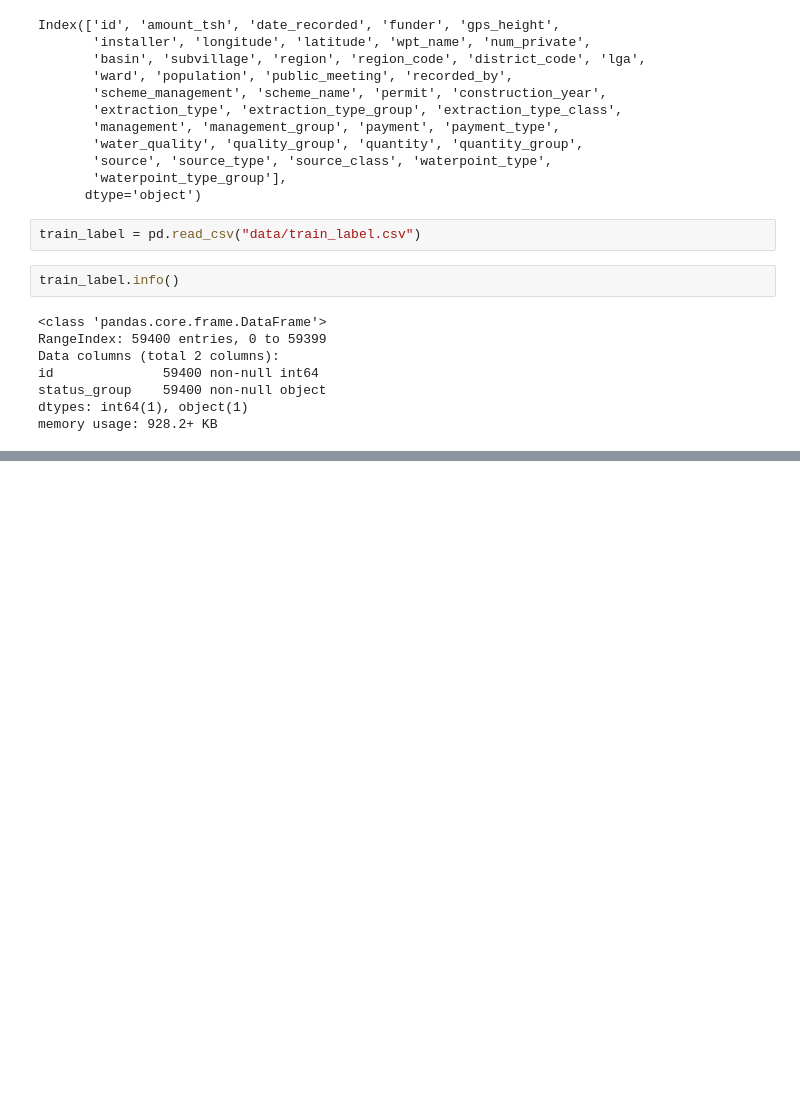
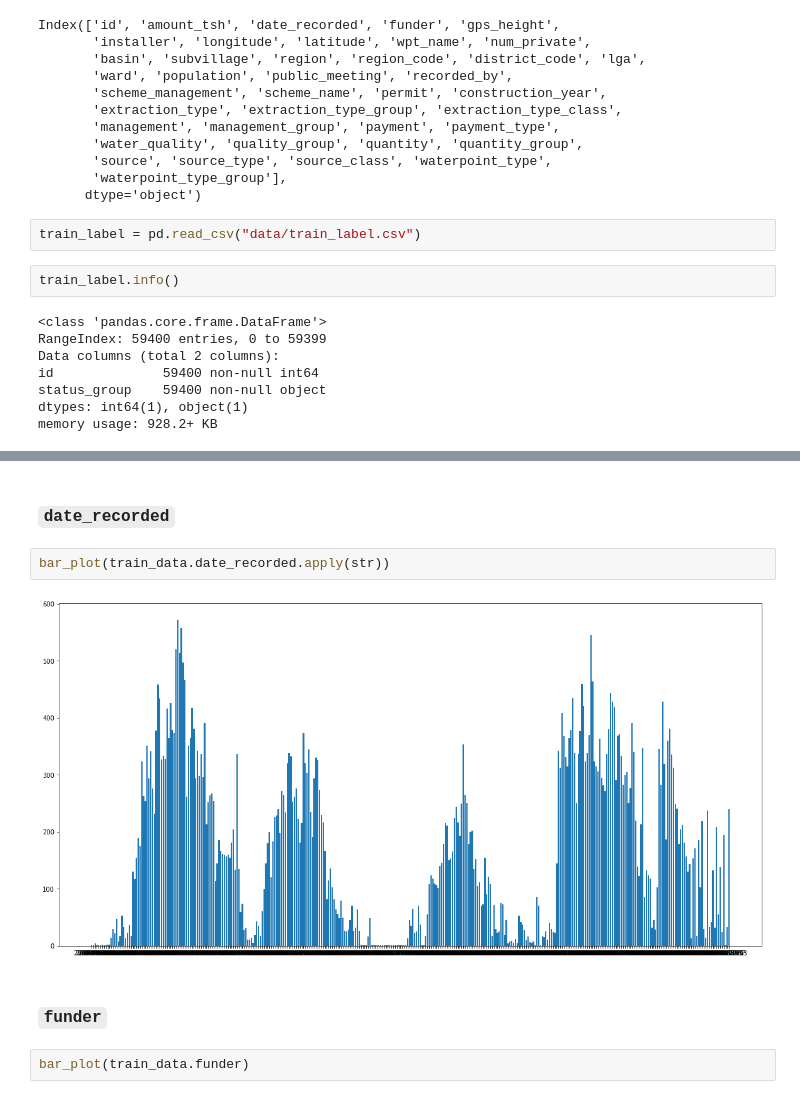
Before and after one commit to s28kiru/clean-pump-prediction, a Jupyter notebook: eda.ipynb, the cells around one changed output, grey strips where cells are left out. Drawn from its saved outputs; the diff is of its cells as text; blank space fills up the shorter version.

```diff
--- a/eda.ipynb
+++ b/eda.ipynb
@@ -68,0 +129,10 @@ bar_plot(train_label.status_group)
+# %% [markdown]
+### `date_recorded`
+# %%
+bar_plot(train_data.date_recorded.apply(str))
+# %% [output]
+[figure, added]
+# %% [markdown]
+### `funder`
+# %%
+bar_plot(train_data.funder)
```
Also changed, not shown: parts of 13 cells of this notebook.
